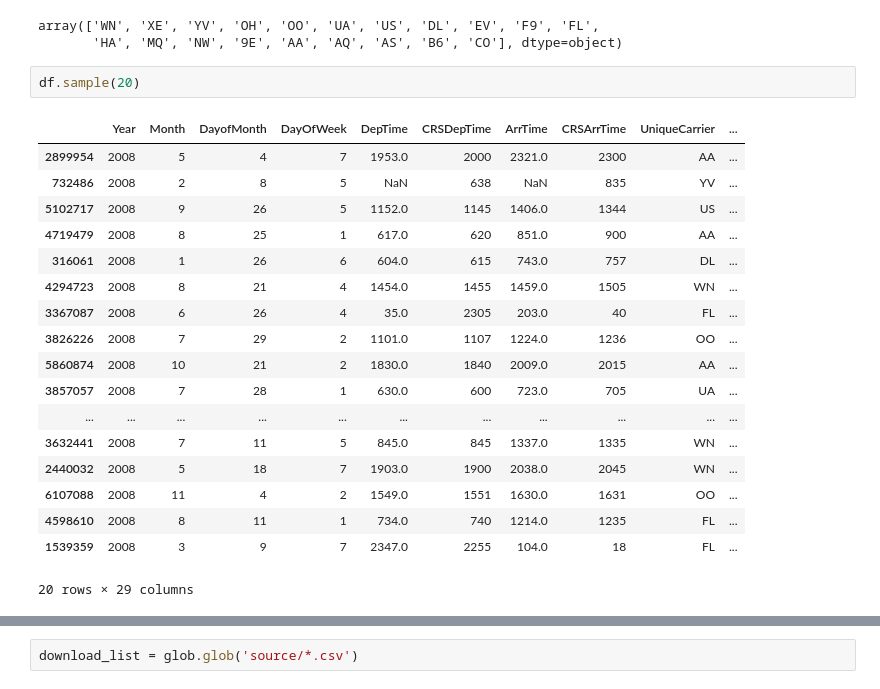
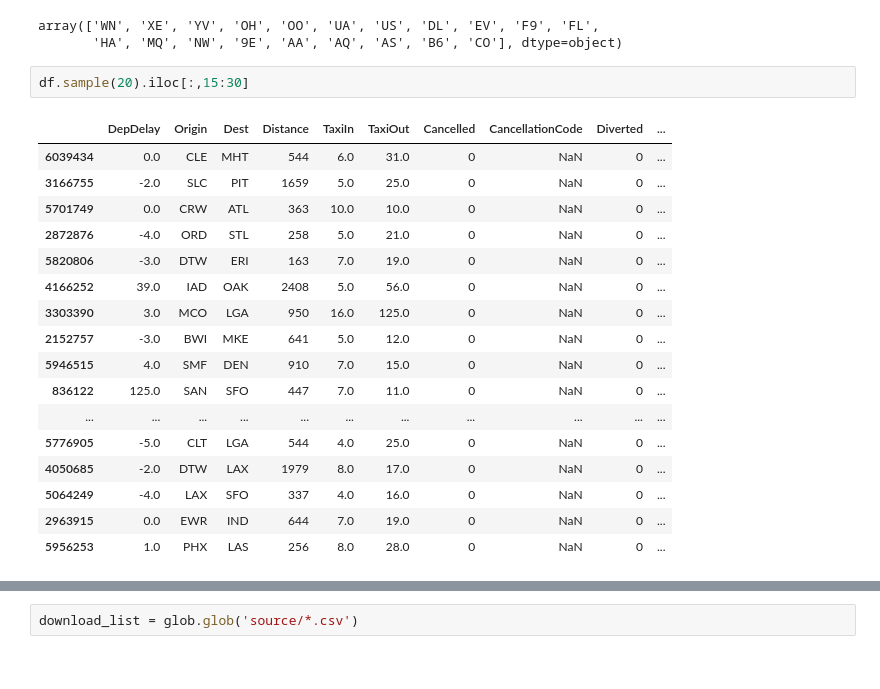
Before and after one commit to fmahlmeister/Data-Analyst-Nanodegree, a Jupyter notebook: 4.Data-Visualization-with-Python/4.Communicate-Data-Findings.ipynb, the cells around one changed output, grey strips where cells are left out. Saved outputs shown, nothing was run; the diff lists cells and outputs as text.

```diff
--- a/4.Data-Visualization-with-Python/4.Communicate-Data-Findings.ipynb
+++ b/4.Data-Visualization-with-Python/4.Communicate-Data-Findings.ipynb
@@ -87,23 +94,22 @@ df.loc[:,'UniqueCarrier'].unique()
 array(['WN', 'XE', 'YV', 'OH', 'OO', 'UA', 'US', 'DL', 'EV', 'F9', 'FL',
        'HA', 'MQ', 'NW', '9E', 'AA', 'AQ', 'AS', 'B6', 'CO'], dtype=object)
 # %%
-df.sample(20)
+df.sample(20).iloc[:,15:30]
 # %% [output]
-|  | Year | Month | DayofMonth | DayOfWeek | DepTime | CRSDepTime | ArrTime | CRSArrTime | UniqueCarrier | ... |
-| 2899954 | 2008 | 5 | 4 | 7 | 1953.0 | 2000 | 2321.0 | 2300 | AA | ... |
-| 732486 | 2008 | 2 | 8 | 5 | NaN | 638 | NaN | 835 | YV | ... |
-| 5102717 | 2008 | 9 | 26 | 5 | 1152.0 | 1145 | 1406.0 | 1344 | US | ... |
-| 4719479 | 2008 | 8 | 25 | 1 | 617.0 | 620 | 851.0 | 900 | AA | ... |
-| 316061 | 2008 | 1 | 26 | 6 | 604.0 | 615 | 743.0 | 757 | DL | ... |
-| 4294723 | 2008 | 8 | 21 | 4 | 1454.0 | 1455 | 1459.0 | 1505 | WN | ... |
-| 3367087 | 2008 | 6 | 26 | 4 | 35.0 | 2305 | 203.0 | 40 | FL | ... |
-| 3826226 | 2008 | 7 | 29 | 2 | 1101.0 | 1107 | 1224.0 | 1236 | OO | ... |
-| 5860874 | 2008 | 10 | 21 | 2 | 1830.0 | 1840 | 2009.0 | 2015 | AA | ... |
-| 3857057 | 2008 | 7 | 28 | 1 | 630.0 | 600 | 723.0 | 705 | UA | ... |
+|  | DepDelay | Origin | Dest | Distance | TaxiIn | TaxiOut | Cancelled | CancellationCode | Diverted | ... |
+| 6039434 | 0.0 | CLE | MHT | 544 | 6.0 | 31.0 | 0 | NaN | 0 | ... |
+| 3166755 | -2.0 | SLC | PIT | 1659 | 5.0 | 25.0 | 0 | NaN | 0 | ... |
+| 5701749 | 0.0 | CRW | ATL | 363 | 10.0 | 10.0 | 0 | NaN | 0 | ... |
+| 2872876 | -4.0 | ORD | STL | 258 | 5.0 | 21.0 | 0 | NaN | 0 | ... |
+| 5820806 | -3.0 | DTW | ERI | 163 | 7.0 | 19.0 | 0 | NaN | 0 | ... |
+| 4166252 | 39.0 | IAD | OAK | 2408 | 5.0 | 56.0 | 0 | NaN | 0 | ... |
+| 3303390 | 3.0 | MCO | LGA | 950 | 16.0 | 125.0 | 0 | NaN | 0 | ... |
+| 2152757 | -3.0 | BWI | MKE | 641 | 5.0 | 12.0 | 0 | NaN | 0 | ... |
+| 5946515 | 4.0 | SMF | DEN | 910 | 7.0 | 15.0 | 0 | NaN | 0 | ... |
+| 836122 | 125.0 | SAN | SFO | 447 | 7.0 | 11.0 | 0 | NaN | 0 | ... |
 | ... | ... | ... | ... | ... | ... | ... | ... | ... | ... | ... |
-| 3632441 | 2008 | 7 | 11 | 5 | 845.0 | 845 | 1337.0 | 1335 | WN | ... |
-| 2440032 | 2008 | 5 | 18 | 7 | 1903.0 | 1900 | 2038.0 | 2045 | WN | ... |
-| 6107088 | 2008 | 11 | 4 | 2 | 1549.0 | 1551 | 1630.0 | 1631 | OO | ... |
-| 4598610 | 2008 | 8 | 11 | 1 | 734.0 | 740 | 1214.0 | 1235 | FL | ... |
-| 1539359 | 2008 | 3 | 9 | 7 | 2347.0 | 2255 | 104.0 | 18 | FL | ... |
+| 5776905 | -5.0 | CLT | LGA | 544 | 4.0 | 25.0 | 0 | NaN | 0 | ... |
+| 4050685 | -2.0 | DTW | LAX | 1979 | 8.0 | 17.0 | 0 | NaN | 0 | ... |
+| 5064249 | -4.0 | LAX | SFO | 337 | 4.0 | 16.0 | 0 | NaN | 0 | ... |
+| 2963915 | 0.0 | EWR | IND | 644 | 7.0 | 19.0 | 0 | NaN | 0 | ... |
+| 5956253 | 1.0 | PHX | LAS | 256 | 8.0 | 28.0 | 0 | NaN | 0 | ... |
-20 rows × 29 columns
```
Also changed, not shown: parts of 15 cells of this notebook.
